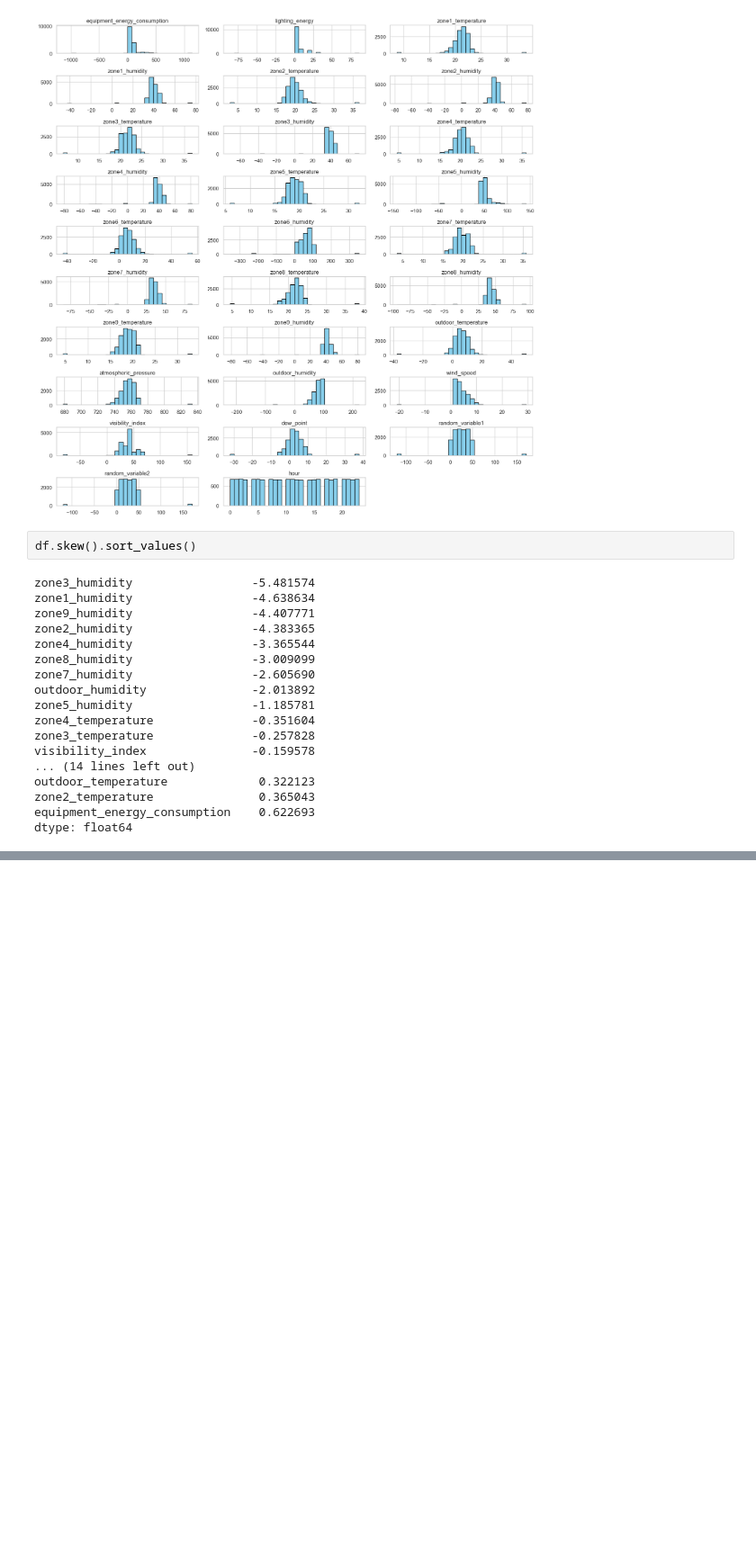
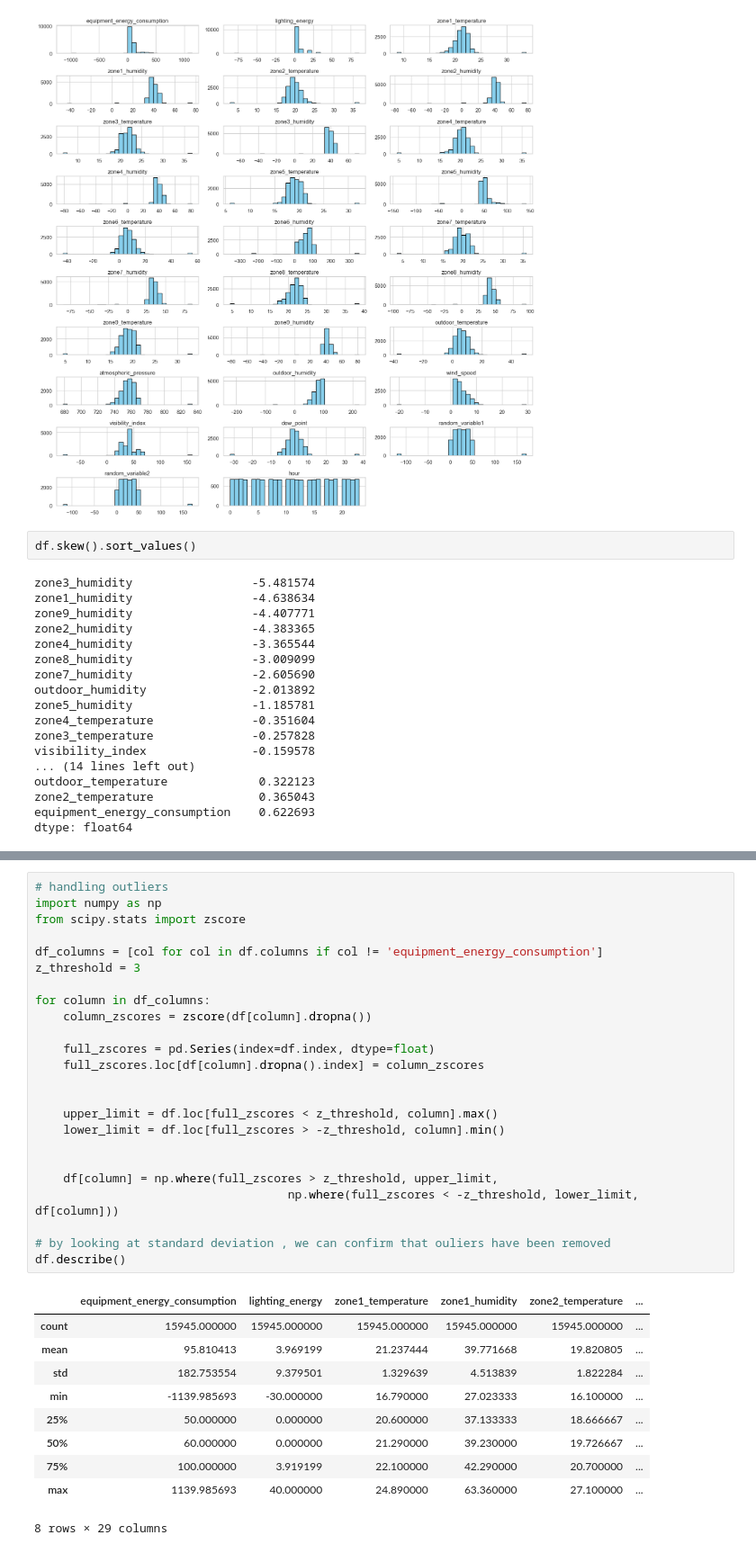
Before and after one commit to AbhinavGupta1804/DS-Intern-Assignment-Abhinav-Gupta, a Jupyter notebook: Energy_prediction.ipynb, the cells around one changed output, grey strips where cells are left out. Shown at 90% size. Cells and saved outputs as stored; diff of their text form; blank space fills up the shorter version.

```diff
--- a/Energy_prediction.ipynb
+++ b/Energy_prediction.ipynb
@@ -134,0 +202,35 @@ dtype: int64
+# %%
+# handling outliers
+import numpy as np
+from scipy.stats import zscore
+
+df_columns = [col for col in df.columns if col != 'equipment_energy_consumption']
+z_threshold = 3
+
+for column in df_columns:
+    column_zscores = zscore(df[column].dropna())
+
+    full_zscores = pd.Series(index=df.index, dtype=float)
+    full_zscores.loc[df[column].dropna().index] = column_zscores
+
+
+    upper_limit = df.loc[full_zscores < z_threshold, column].max()
+    lower_limit = df.loc[full_zscores > -z_threshold, column].min()
+
+
+    df[column] = np.where(full_zscores > z_threshold, upper_limit,
+                                    np.where(full_zscores < -z_threshold, lower_limit, df[column]))
+
+# by looking at standard deviation , we can confirm that ouliers have been removed
+df.describe()
+# %% [output]
+|  | equipment_energy_consumption | lighting_energy | zone1_temperature | zone1_humidity | zone2_temperature | ... |
+| count | 15945.000000 | 15945.000000 | 15945.000000 | 15945.000000 | 15945.000000 | ... |
+| mean | 95.810413 | 3.969199 | 21.237444 | 39.771668 | 19.820805 | ... |
+| std | 182.753554 | 9.379501 | 1.329639 | 4.513839 | 1.822284 | ... |
+| min | -1139.985693 | -30.000000 | 16.790000 | 27.023333 | 16.100000 | ... |
+| 25% | 50.000000 | 0.000000 | 20.600000 | 37.133333 | 18.666667 | ... |
+| 50% | 60.000000 | 0.000000 | 21.290000 | 39.230000 | 19.726667 | ... |
+| 75% | 100.000000 | 3.919199 | 22.100000 | 42.290000 | 20.700000 | ... |
+| max | 1139.985693 | 40.000000 | 24.890000 | 63.360000 | 27.100000 | ... |
+8 rows × 29 columns
```
Also changed, not shown: parts of 12 cells of this notebook.
